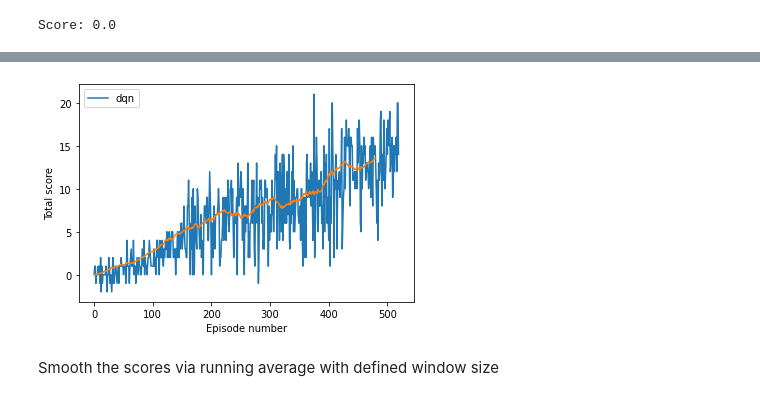
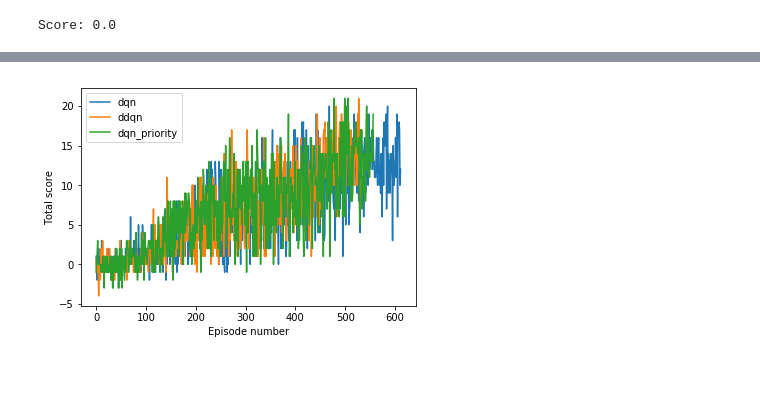
Before and after one commit to rrstal/drlnd, a Jupyter notebook: Navigation.ipynb, the cells around one changed output, grey strips where cells are left out. Drawn from its saved outputs; the diff is of its cells as text; code cells hidden in the pictures; blank space fills up the shorter version.

```diff
--- a/Navigation.ipynb
+++ b/Navigation.ipynb
@@ -23,7 +23,7 @@ import matplotlib.pyplot as plt
 from models import QNetwork
 from agents import DQNAgent
 # %%
-env = UnityEnvironment(file_name="Banana.app")
+env = UnityEnvironment(file_name="/data/Banana_Linux_NoVis/Banana.x86_64")
 # %% [output]
 INFO:unityagents:
 'Academy' started successfully!
@@ -145,11 +136,12 @@ def dqn(agent, solved_thresh, n_episodes=2000, max_t=1000, eps_start=1.0, eps_en
         eps = max(eps_end, eps_decay*eps) # decrease epsilon
 
         print('\rEpisode {}\tAverage Score: {:.2f}'.format(i_episode, np.mean(scores_window)), end="")
-        if i_episode % 100 == 0:
+        if i_episode % 50 == 0:
             print('\rEpisode {}\tAverage Score: {:.2f}\tEpsilon: {:.3f}'.format(i_episode, np.mean(scores_window), eps))
         if np.mean(scores_window)>=solved_thresh:
             print('\nEnvironment solved in {:d} episodes!\tAverage Score: {:.2f}'.format(i_episode - 100, np.mean(scores_window)))
-            torch.save(agent.qnetwork_local.state_dict(), 'checkpoint.pth')
+            ckpt_name = f"{agent.name}-checkpoint.pth"
+            torch.save(agent.qnetwork_local.state_dict(), ckpt_name)
             break
     return agent, scores
 # %%
@@ -175,0 +168,4 @@ Plot the scores throghout the training
+# %%
+%%time
+ddqn_agent = DQNAgent(state_size, action_size, seed=0, name="ddqn", ddqn=True)
+ddqn_agent, ddqn_scores = dqn(ddqn_agent, solved_thresh=13)
@@ -176,15 +207,14 @@ Plot the scores throghout the training
 # %%
-#
+# plot the scores
 fig = plt.figure()
 ax = fig.add_subplot(111)
 plt.plot(np.arange(len(scores)), scores, label='dqn')
-plt.plot(np.arange(len(scores)), pd.DataFrame(scores).rolling(40).mean().shift(-40))
+plt.plot(np.arange(len(ddqn_scores)), ddqn_scores, label='ddqn')
+plt.plot(np.arange(len(ddqn_priority_scores)), ddqn_priority_scores, label='dqn_priority')
 plt.legend()
 plt.ylabel('Total score')
 plt.xlabel('Episode number')
 plt.show()
 # %% [output]
-[figure, old version]
+[figure, new version]
-# %% [markdown]
-Smooth the scores via running average with defined window size
 # %%
```
Also changed, not shown: parts of 11 cells of this notebook, 3 other files.
